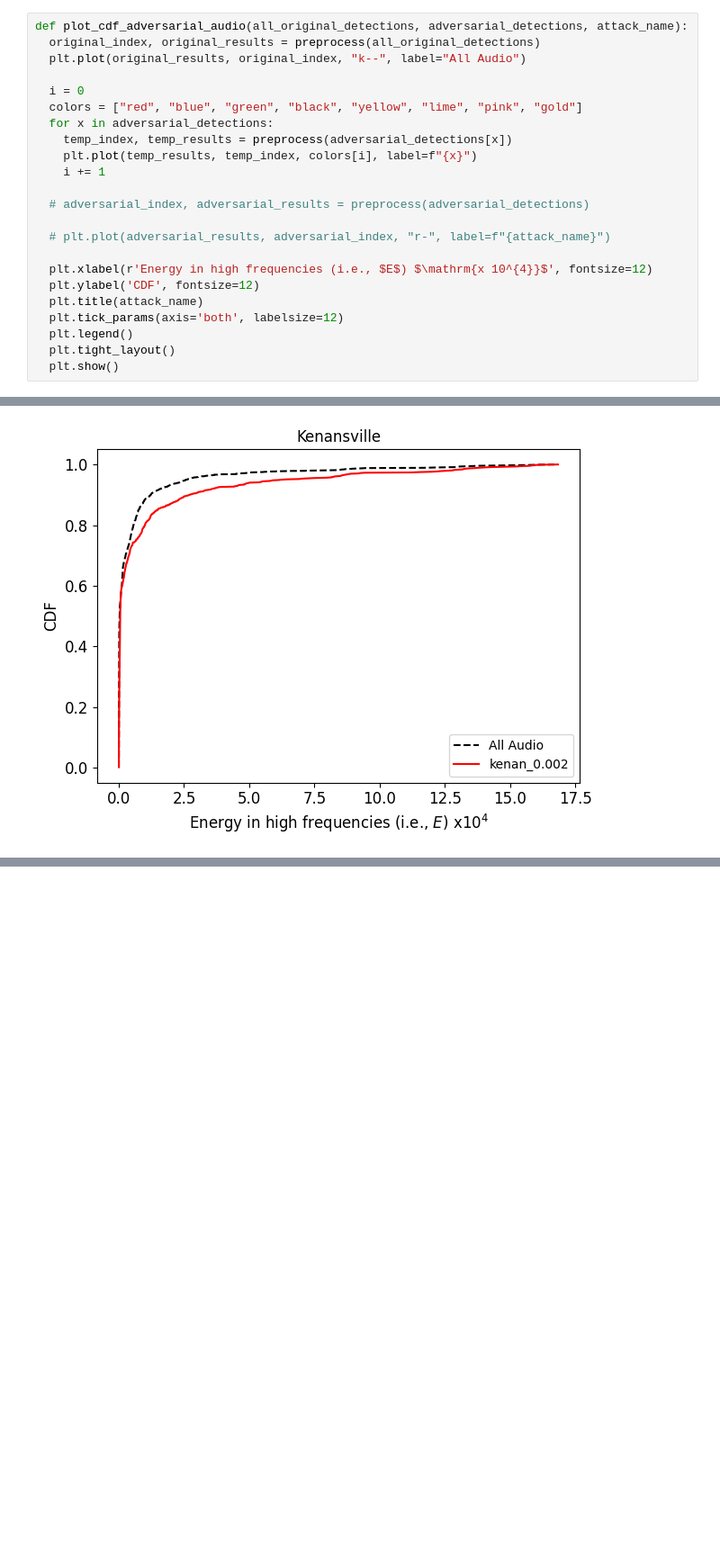
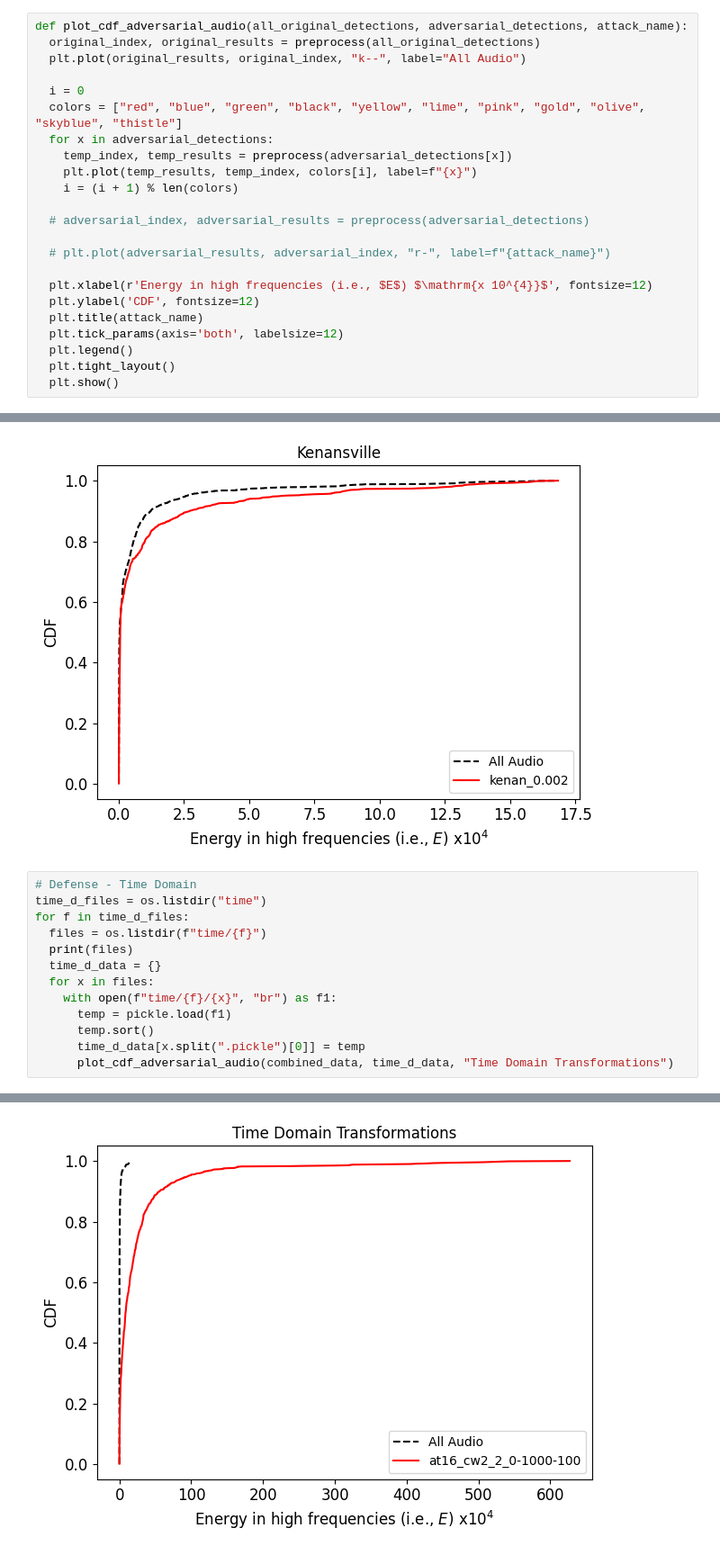
Before and after one commit to sanchitd9/speakerguard, a Jupyter notebook: sanchit/cdf.ipynb, the cells around one changed output, grey strips where cells are left out. Shown at 90% size. Saved outputs shown, nothing was run; the diff lists cells and outputs as text; blank space fills up the shorter version.

Commit message:
time domain transformations

```diff
--- a/sanchit/cdf.ipynb
+++ b/sanchit/cdf.ipynb
@@ -25,11 +25,11 @@ def plot_cdf_adversarial_audio(all_original_detections, adversarial_detections,
   plt.plot(original_results, original_index, "k--", label="All Audio")
 
   i = 0
-  colors = ["red", "blue", "green", "black", "yellow", "lime", "pink", "gold"]
+  colors = ["red", "blue", "green", "black", "yellow", "lime", "pink", "gold", "olive", "skyblue", "thistle"]
   for x in adversarial_detections:
     temp_index, temp_results = preprocess(adversarial_detections[x])
     plt.plot(temp_results, temp_index, colors[i], label=f"{x}")
-    i += 1
+    i = (i + 1) % len(colors)
 
   # adversarial_index, adversarial_results = preprocess(adversarial_detections)
 
@@ -168,3 +168,17 @@ plot_cdf_adversarial_audio(combined_data, kenan_data, "Kenansville")
 Size = 2100, Max = 0.0016693498473614454, Min = 0.0, Mean =  0.00005960, STD =  0.00018325, D =  0.00060935
 Size = 918, Max = 0.0016839917516335845, Min = 0.0, Mean =  0.00010457, STD =  0.00026467, D =  0.00089859
 [figure]
+# %%
+# Defense - Time Domain
+time_d_files = os.listdir("time")
+for f in time_d_files:
+  files = os.listdir(f"time/{f}")
+  print(files)
+  time_d_data = {}
+  for x in files:
+    with open(f"time/{f}/{x}", "br") as f1:
+      temp = pickle.load(f1)
+      temp.sort()
+      time_d_data[x.split(".pickle")[0]] = temp
+      plot_cdf_adversarial_audio(combined_data, time_d_data, "Time Domain Transformations")
+# %% [output]
@@ -170,0 +188 @@ Size = 918, Max = 0.0016839917516335845, Min = 0.0, Mean =  0.00010457, STD =  0
+[figure, added]
```
Also changed, not shown: parts of 1 cell of this notebook.
